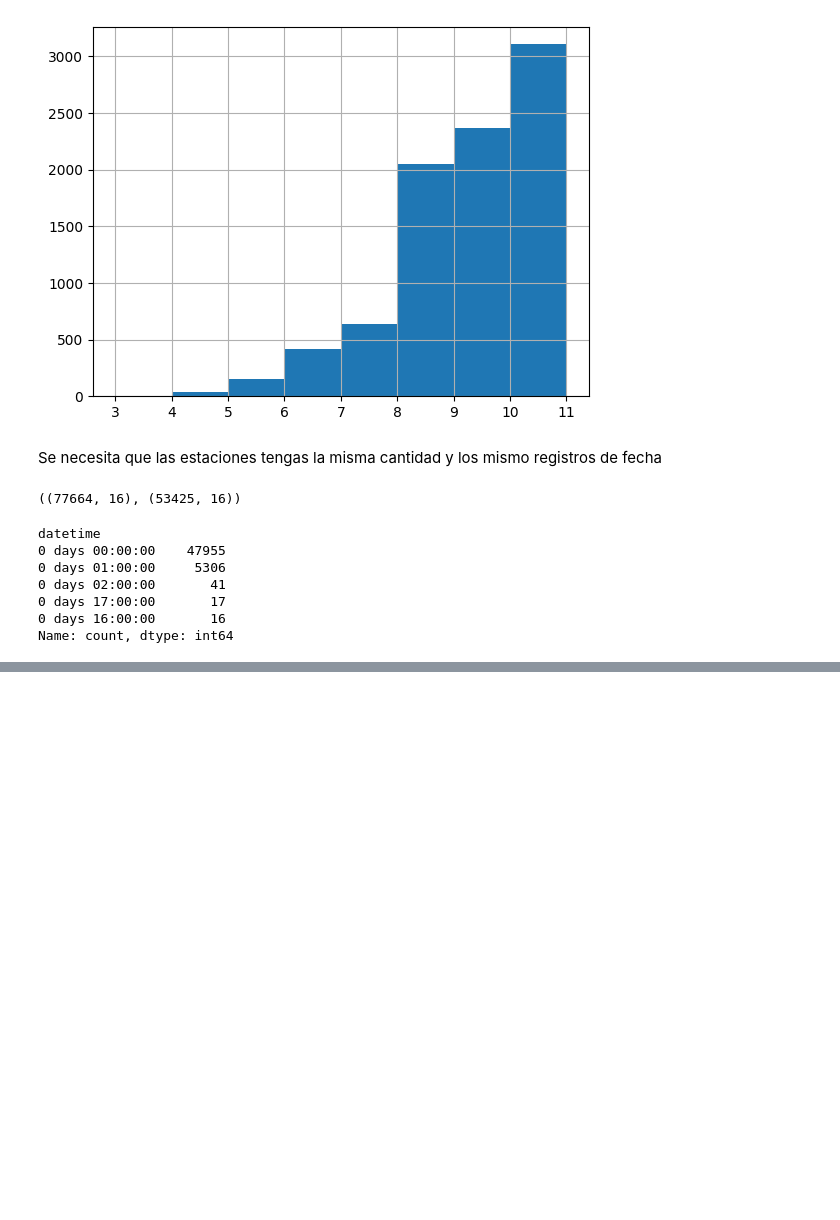
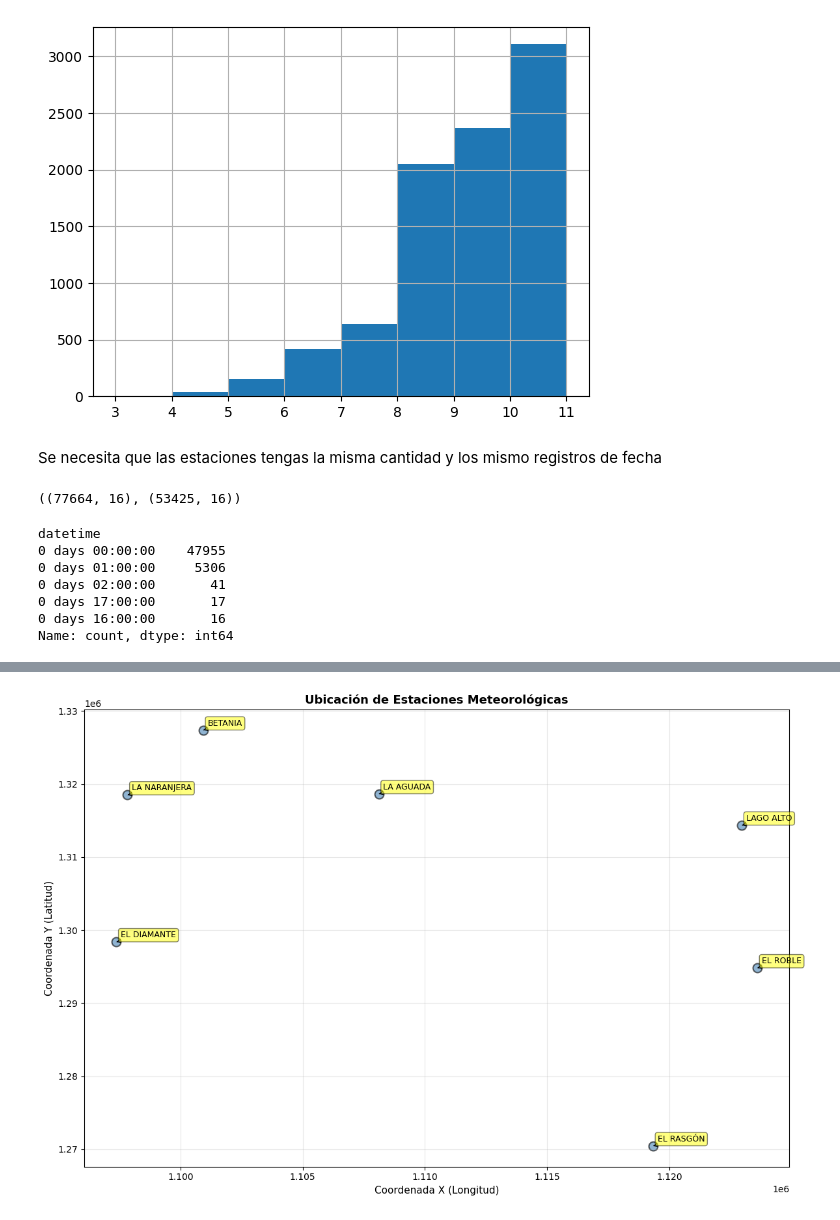
Before and after one commit to sagomeza1/pinn_bmanga, a Jupyter notebook: notebooks/01_exploracion.ipynb, the cells around one changed output, grey strips where cells are left out. Drawn from its saved outputs; the diff is of its cells as text; code cells hidden in the pictures; blank space fills up the shorter version.

```diff
--- a/notebooks/01_exploracion.ipynb
+++ b/notebooks/01_exploracion.ipynb
@@ -189,0 +224,2 @@ Name: count, dtype: int64
+# %%
+g67 = df_cln.loc[grupos_fechas["grupo_67"]].copy()
@@ -189,0 +246,8 @@ Name: count, dtype: int64
+# %%
+estaciones_ok_g67 = list()
+for estacion in g67["estaci_n"].unique():
+    info = g67.loc[g67["estaci_n"] == estacion, "datetime"].diff().unique()
+    # print(f"{info}")
+    if len(info) == 2 and estacion != "ACAPULCO":
+        print(estacion)
+        estaciones_ok_g67.append(estacion)
@@ -189,0 +289,3 @@ Name: count, dtype: int64
+# %%
+g67 = g67[g67["estaci_n"].isin(estaciones_ok_g67)].copy()
+g67["datetime"].value_counts().sort_values()
@@ -189,0 +326,2 @@ Name: count, dtype: int64
+# %%
+data = g67.sort_values(["estaci_n", "datetime"]).reset_index(drop=True).copy()
@@ -189,0 +354,32 @@ Name: count, dtype: int64
+# %%
+import matplotlib.pyplot as plt
+
+# Obtener datos únicos de estaciones
+estaciones_coords = data[['estaci_n', 'coordenada_x', 'coordenada_y']].drop_duplicates()
+
+# Crear figura
+fig, ax = plt.subplots(figsize=(12, 8))
+
+# Graficar puntos
+ax.scatter(estaciones_coords['coordenada_x'],
+           estaciones_coords['coordenada_y'],
+           s=100, alpha=0.6, c='steelblue', edgecolors='black', linewidth=1.5)
+
+# Añadir etiquetas con nombres de estaciones
+for idx, row in estaciones_coords.iterrows():
+    ax.annotate(row['estaci_n'],
+                xy=(row['coordenada_x'], row['coordenada_y']),
+                xytext=(5, 5),
+                textcoords='offset points',
+                fontsize=9,
+                bbox=dict(boxstyle='round,pad=0.3', facecolor='yellow', alpha=0.5),
+                arrowprops=dict(arrowstyle='->', connectionstyle='arc3,rad=0'))
+
+ax.set_xlabel('Coordenada X (Longitud)', fontsize=11)
+ax.set_ylabel('Coordenada Y (Latitud)', fontsize=11)
+ax.set_title('Ubicación de Estaciones Meteorológicas', fontsize=13, fontweight='bold')
+ax.grid(True, alpha=0.3)
+plt.tight_layout()
+plt.show()
+# %% [output]
+[figure, added]
```
Also changed, not shown: parts of 21 cells of this notebook, 4 other files.
